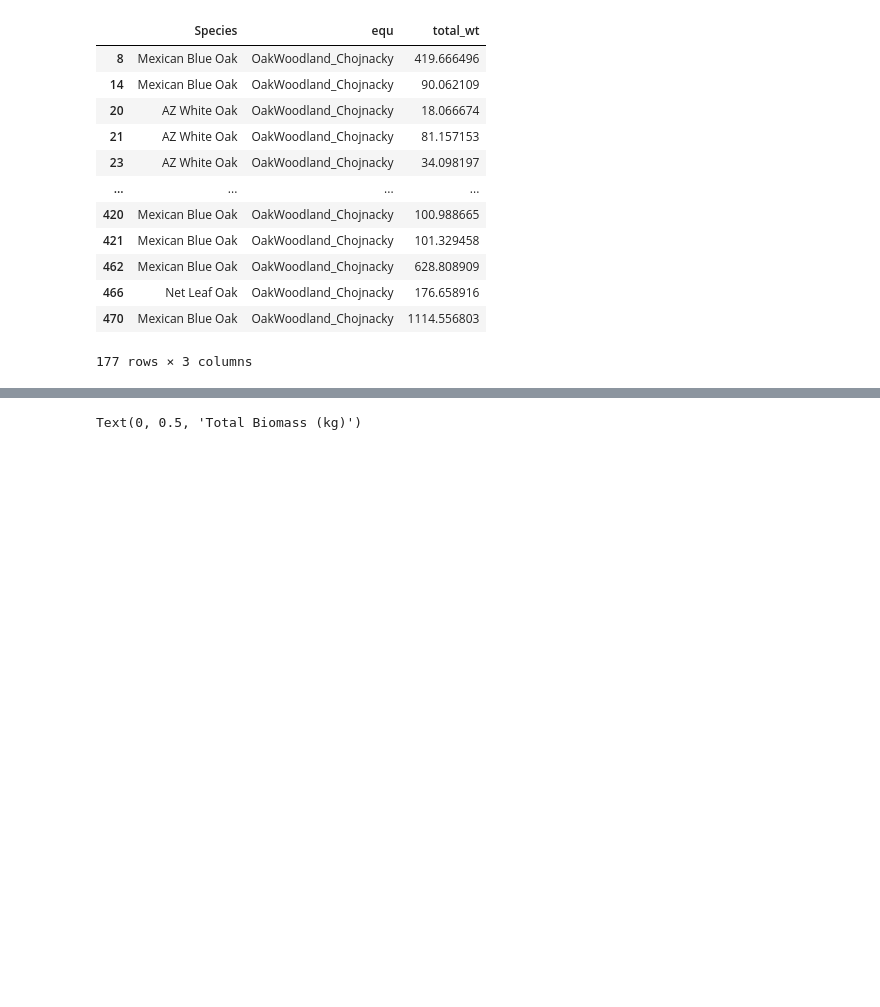
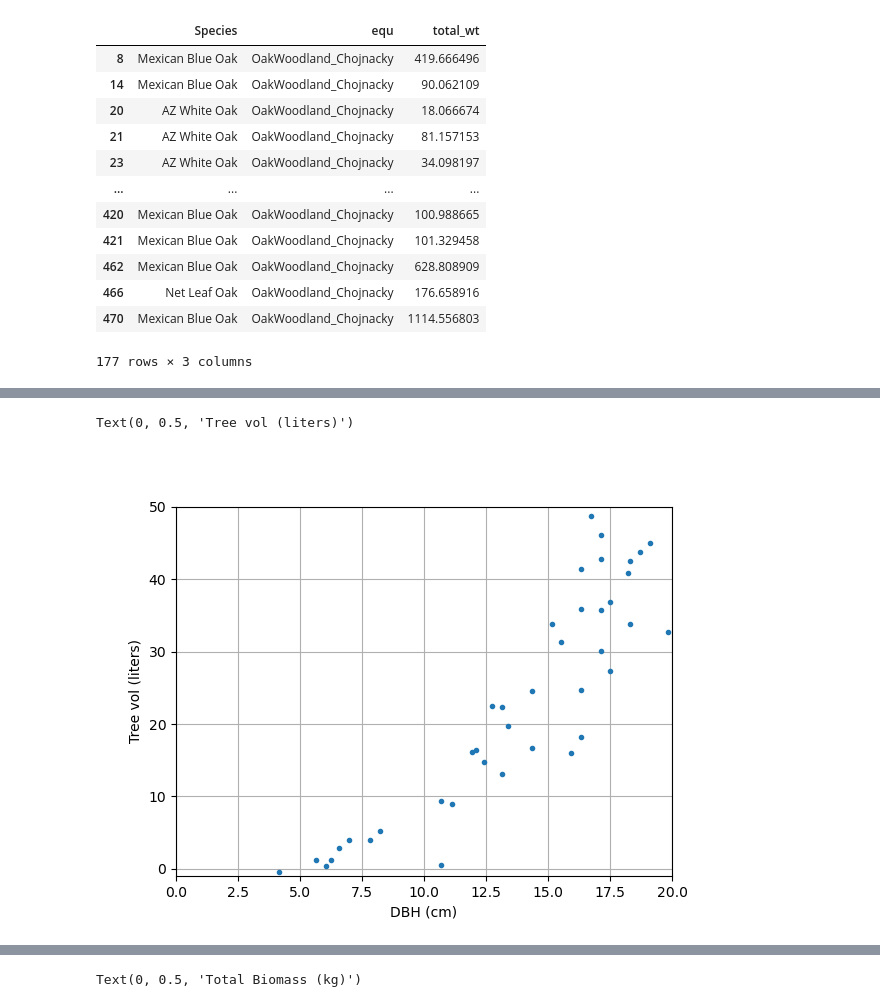
Before and after one commit to SWFireInnovation/biomass, a Jupyter notebook: labs/FtHuachucah_biomass.ipynb, the cells around one changed output, grey strips where cells are left out. Drawn from its saved outputs; the diff is of its cells as text; code cells hidden in the pictures; blank space fills up the shorter version.

```diff
--- a/labs/FtHuachucah_biomass.ipynb
+++ b/labs/FtHuachucah_biomass.ipynb
@@ -108,0 +122,12 @@ wt.ldata.df.loc[eq, ['Species', 'equ', 'total_wt']]
+# %%
+from calc_biomass import allometry
+
+# first get a clean df with the right units and column names
+df_slice = wt.ldata.df[wt.ldata.df.equ =='OakWoodland_Chojnacky']
+owc_cls = getattr(allometry, 'OakWoodland_Chojnacky')
+df_clean = wt.get_clean_df(df_slice, owc_cls.required_columns, owc_cls.units )
+
+ow = allometry.OakWoodland_Chojnacky(df_clean)
+# %%
+br = ow.eq_VOLUME_branchdiam()
+df_clean[br<0]
@@ -108,0 +180,12 @@ wt.ldata.df.loc[eq, ['Species', 'equ', 'total_wt']]
+# %%
+plt.figure()
+plt.plot(df_clean['DBH'], br, linestyle='', marker='.')
+
+plt.grid('on')
+plt.xlim([0, 20])
+plt.ylim([-1, 50])
+plt.xlabel('DBH (cm)')
+plt.ylabel('Tree vol (liters)')
+# %% [output]
+Text(0, 0.5, 'Tree vol (liters)')
+[figure, added]
```
Also changed, not shown: parts of 39 cells of this notebook, 2 other files.
